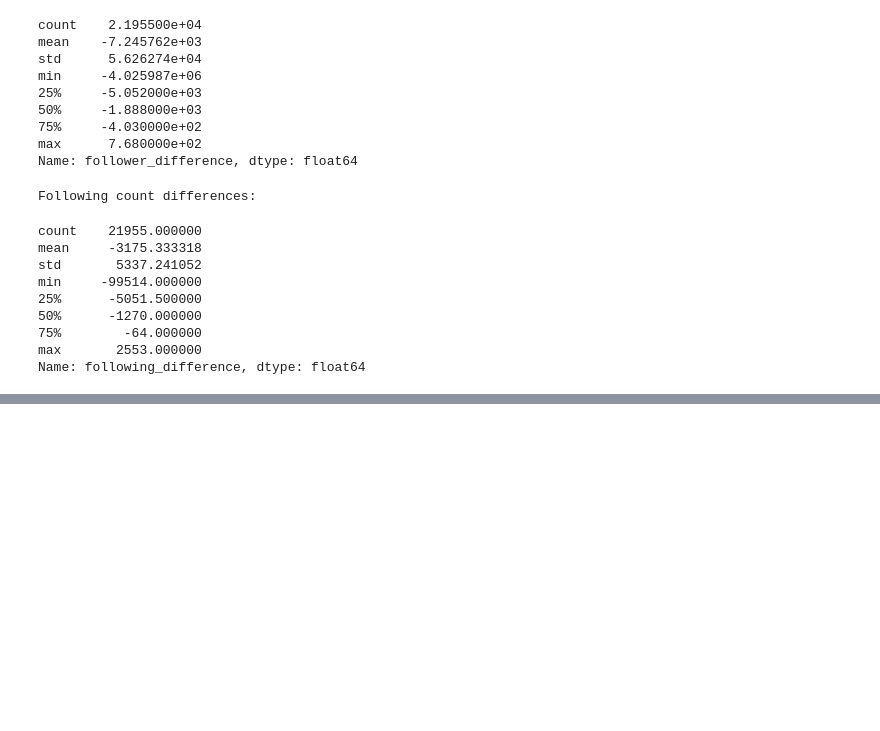
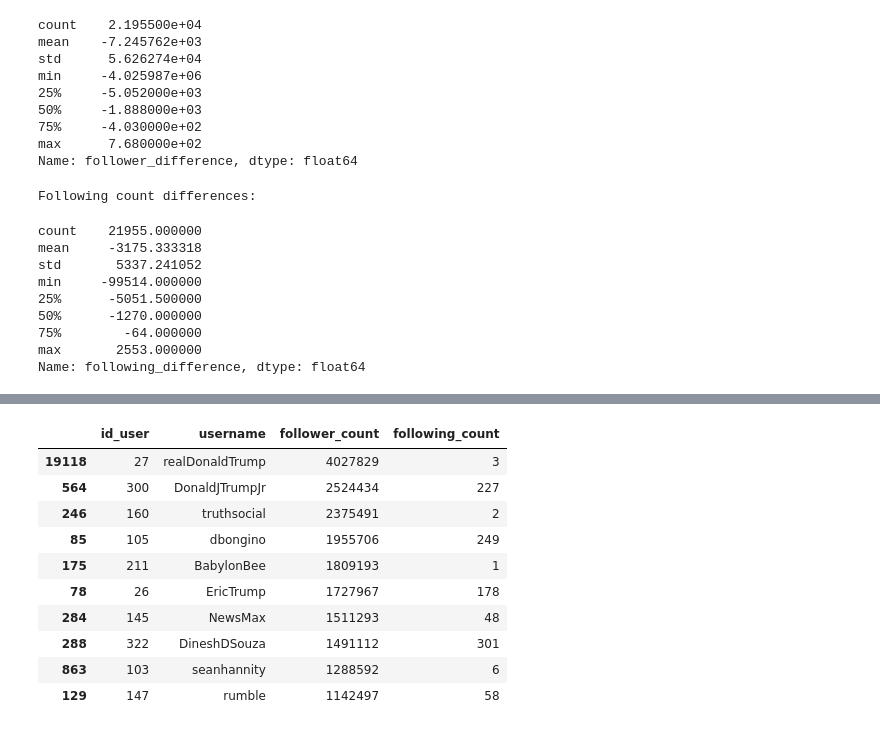
Before and after one commit to lorenzobuccolini03/Truth-Social-Analysis-and-Data-Warehousing---Decision-Support-Systems-, a Jupyter notebook: 01_assignment/01_11_clean_users.ipynb, the cells around one changed output, grey strips where cells are left out. Saved outputs shown, nothing was run; the diff lists cells and outputs as text; code cells hidden in the pictures; blank space fills up the shorter version.

```diff
--- a/01_assignment/01_11_clean_users.ipynb
+++ b/01_assignment/01_11_clean_users.ipynb
@@ -637,0 +960,71 @@ Name: following_difference, dtype: float64
+# %%
+# Define numerical attributes
+count_columns = [
+    "follower_count",
+    "following_count"
+]
+
+outlier_results = []
+
+for col in count_columns:
+
+    values = df_users_clean[col].dropna()
+
+    # Identify invalid negative counts
+    negative_count = (values < 0).sum()
+
+    # Calculate IQR thresholds
+    q1 = values.quantile(0.25)
+    q3 = values.quantile(0.75)
+
+    iqr = q3 - q1
+    lower_bound = q1 - 1.5 * iqr
+    upper_bound = q3 + 1.5 * iqr
+
+    # Detect statistical outliers
+    outliers = (
+        (values < lower_bound)
+        | (values > upper_bound)
+    )
+
+    outlier_results.append({
+        "column": col,
+        "valid_values": len(values),
+        "negative_values": negative_count,
+        "minimum": values.min(),
+        "median": values.median(),
+        "maximum": values.max(),
+        "IQR_upper_bound": upper_bound,
+        "IQR_outliers": outliers.sum(),
+        "outlier_percentage": round(
+            outliers.mean() * 100, 2
+        )
+    })
+
+outlier_summary = pd.DataFrame(outlier_results)
+
+display(outlier_summary)
+
+print("\nNumerical distributions:")
+
+display(
+    df_users_clean[count_columns].describe(
+        percentiles=[0.25, 0.5, 0.75, 0.95, 0.99]
+    )
+)
+
+print("\nTop 10 accounts by follower count:")
+
+display(
+    df_users_clean.nlargest(
+        10, "follower_count"
+    )[
+        [
+            "id_user",
+            "username",
+            "follower_count",
+            "following_count"
+        ]
+    ]
+)
+# %% [output]
@@ -637,0 +1047,11 @@ Name: following_difference, dtype: float64
+|  | id_user | username | follower_count | following_count |
+| 19118 | 27 | realDonaldTrump | 4027829 | 3 |
+| 564 | 300 | DonaldJTrumpJr | 2524434 | 227 |
+| 246 | 160 | truthsocial | 2375491 | 2 |
+| 85 | 105 | dbongino | 1955706 | 249 |
+| 175 | 211 | BabylonBee | 1809193 | 1 |
+| 78 | 26 | EricTrump | 1727967 | 178 |
+| 284 | 145 | NewsMax | 1511293 | 48 |
+| 288 | 322 | DineshDSouza | 1491112 | 301 |
+| 863 | 103 | seanhannity | 1288592 | 6 |
+| 129 | 147 | rumble | 1142497 | 58 |
```
Also changed, not shown: parts of 14 cells of this notebook, 3 other files.
